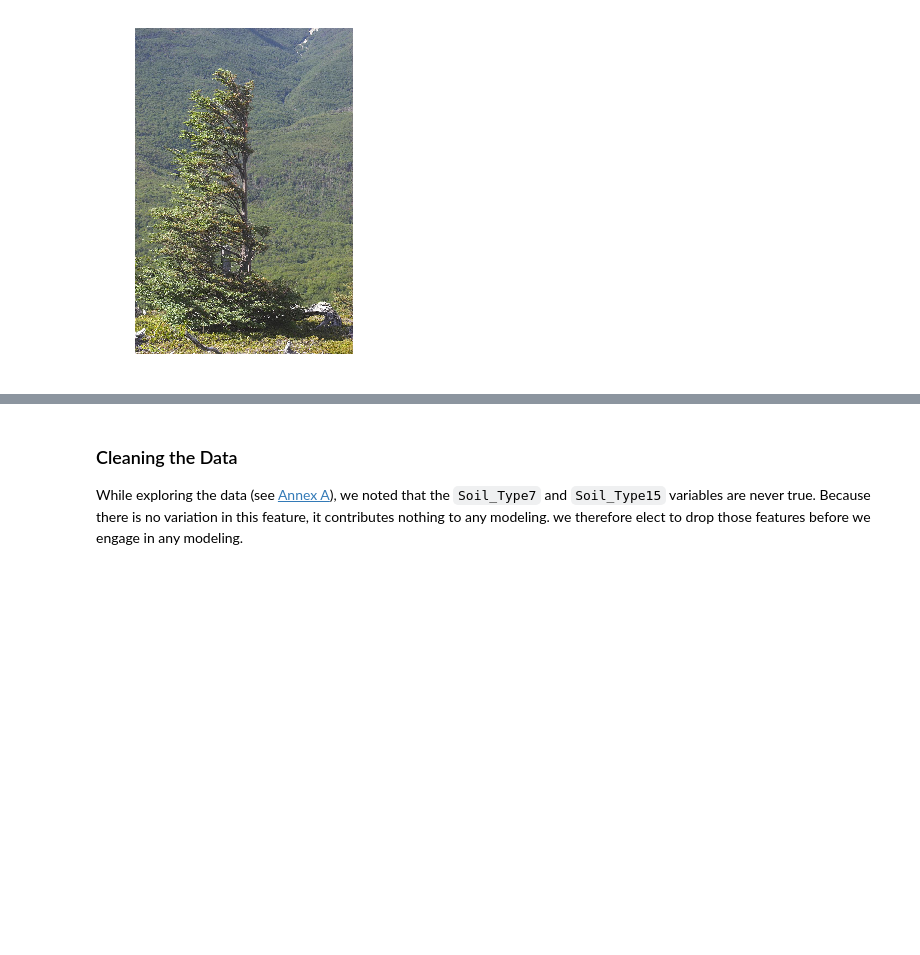
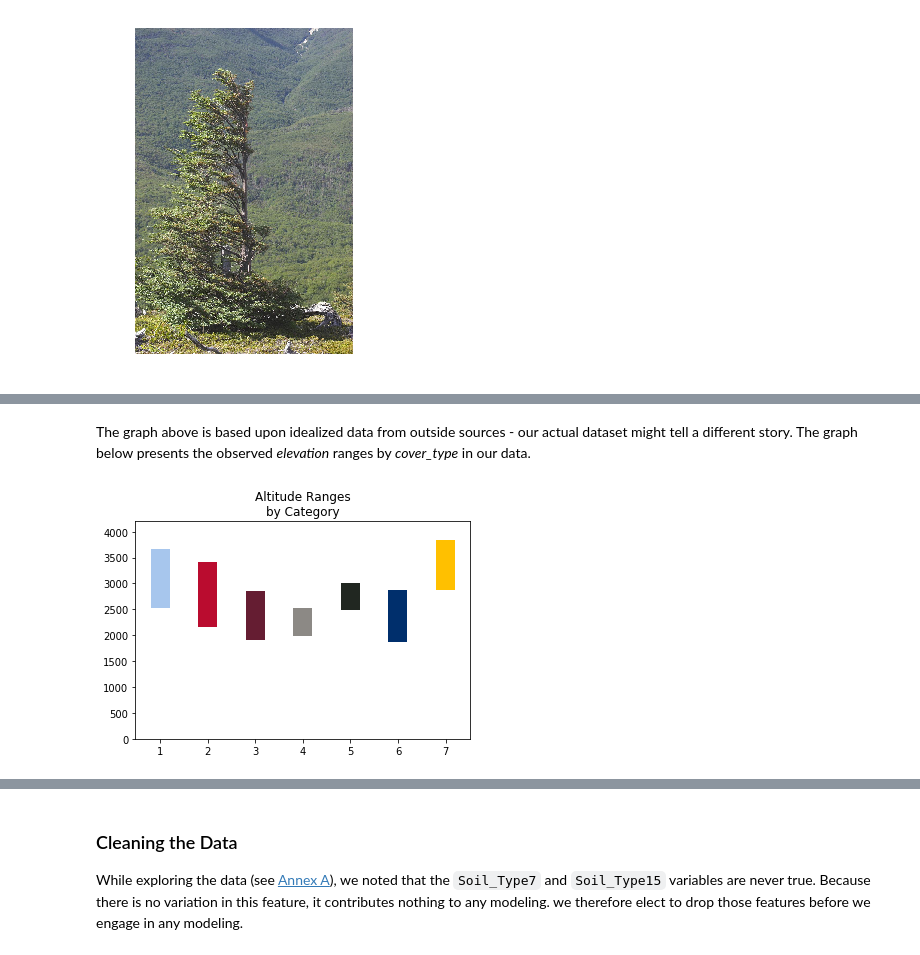
Before and after one commit to Omniak87B/w207FinalProject, a Jupyter notebook: working_copy_w207_final.ipynb, the cells around one changed output, grey strips where cells are left out. Drawn from its saved outputs; the diff is of its cells as text; code cells hidden in the pictures; blank space fills up the shorter version.

Commit message:
Added stacked bar chart of altitude, scatterplot of altitude and water, helper function to get altitude, cleaned up stray cells

```diff
--- a/working_copy_w207_final.ipynb
+++ b/working_copy_w207_final.ipynb
@@ -238,0 +240,23 @@ We can plot the preferred altitude ranges for each species within a category and
+# %% [markdown]
+The graph above is based upon idealized data from outside sources - our actual dataset might tell a different story. The graph below presents the observed _elevation_ ranges by *cover_type* in our data.
+# %%
+low_end, high_end, middle = get_elevation_ranges(full_data, 'Cover_Type', 'Elevation')
+
+base = np.asarray(low_end - 0)
+middle = np.asarray(high_end - low_end)
+ceiling = np.asarray(4000 - high_end)
+
+color_dict = {1: '#A7C6ED', 2: '#BA0C2F', 3: '#651D32', 4: '#8C8985',
+              5: '#212721', 6: '#002F6C', 7: '#FFC000'}
+ind = range(1, 8)
+width = 0.4
+coloration = [color_dict[x] for x in ind]
+
+# plt.plot(figsize=(8,8))
+p1 = plt.bar(ind, base, width, color='w')
+p2 = plt.bar(ind, middle, width, bottom=base, color=coloration)
+p3 = plt.bar(ind, ceiling, width, bottom=(base+middle), color='w')
+plt.title('Altitude Ranges\nby Category')
+plt.show()
+# %% [output]
+[figure, added]
```
Also changed, not shown: parts of 19 cells of this notebook, 2 other files.
